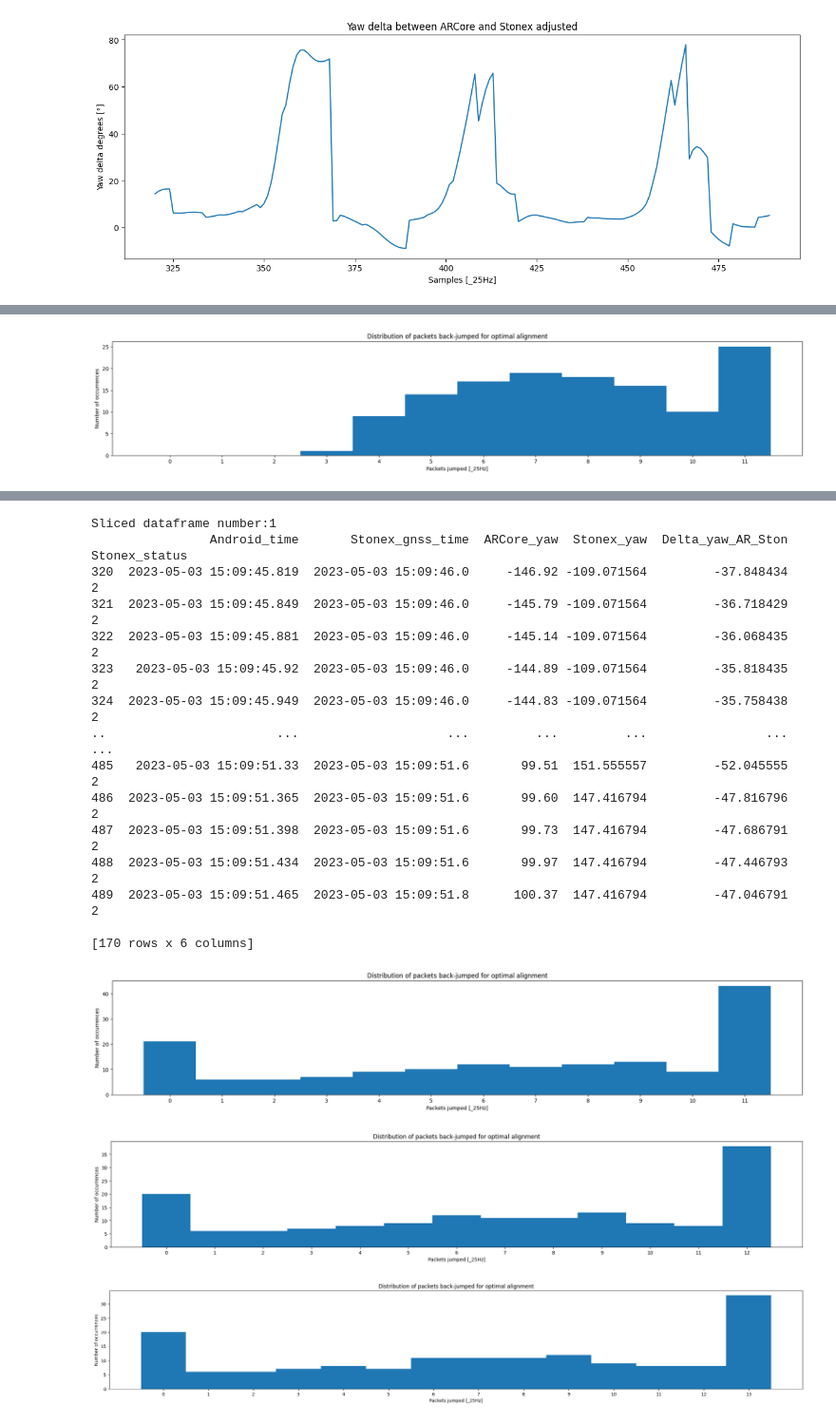
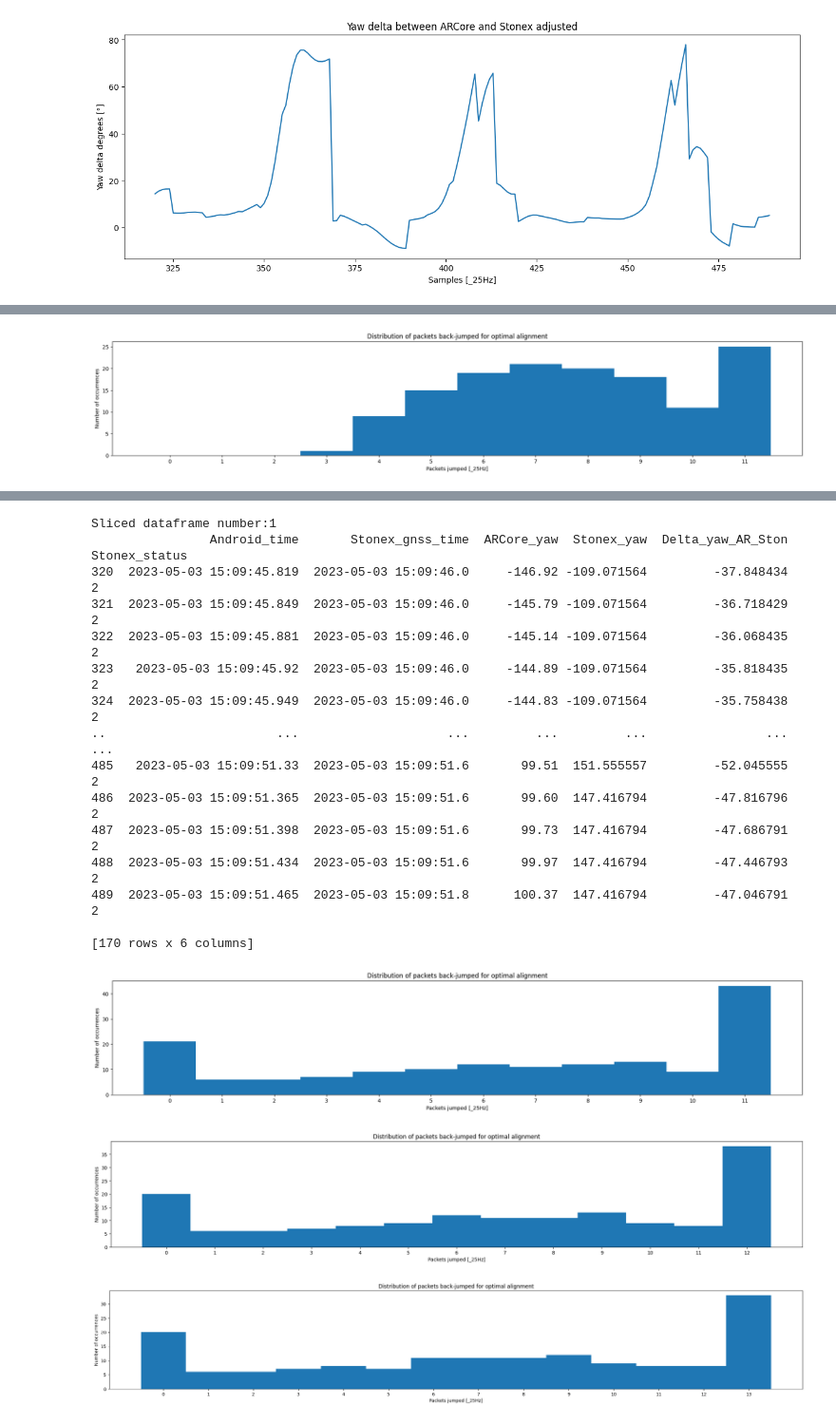
Before and after one commit to KevinDepedri/Spatial-Temporal-Calibration-for-Outdoor-Location-Based-Augmented-Reality, a Jupyter notebook: temporal_calibration/yaw_data_processing.ipynb, the cells around one changed output, grey strips where cells are left out. Shown at 95% size. Drawn from its saved outputs; the diff is of its cells as text; code cells hidden in the pictures.

```diff
--- a/temporal_calibration/yaw_data_processing.ipynb
+++ b/temporal_calibration/yaw_data_processing.ipynb
@@ -534,5 +715,5 @@ Processed 2 files ['yaw_comparison_25Hz_15-9-15.csv', 'yaw_comparison_25Hz_15-9-
 # %%
-plot_histograms_of_the_day("files/2023_5_3", "_25Hz", [(180, 320), (320, 490)], [12,13,14,15,16,17], True)
+plot_histograms_of_the_day("files/2023_5_3", "_25Hz", [(170, 320), (320, 490)], [12,13,14,15,16,17], True)
 # %% [output]
 Processed 2 files ['yaw_comparison_25Hz_15-9-15.csv', 'yaw_comparison_25Hz_15-9-35.csv'] from folder 'files/2023_5_3/yaw_comparison_25Hz'
 Sliced dataframe number:0
@@ -553 +734 @@ Sliced dataframe number:0
-[figure, old version]
+[figure, new version]
```
Also changed, not shown: parts of 25 cells of this notebook, 3 other files.
